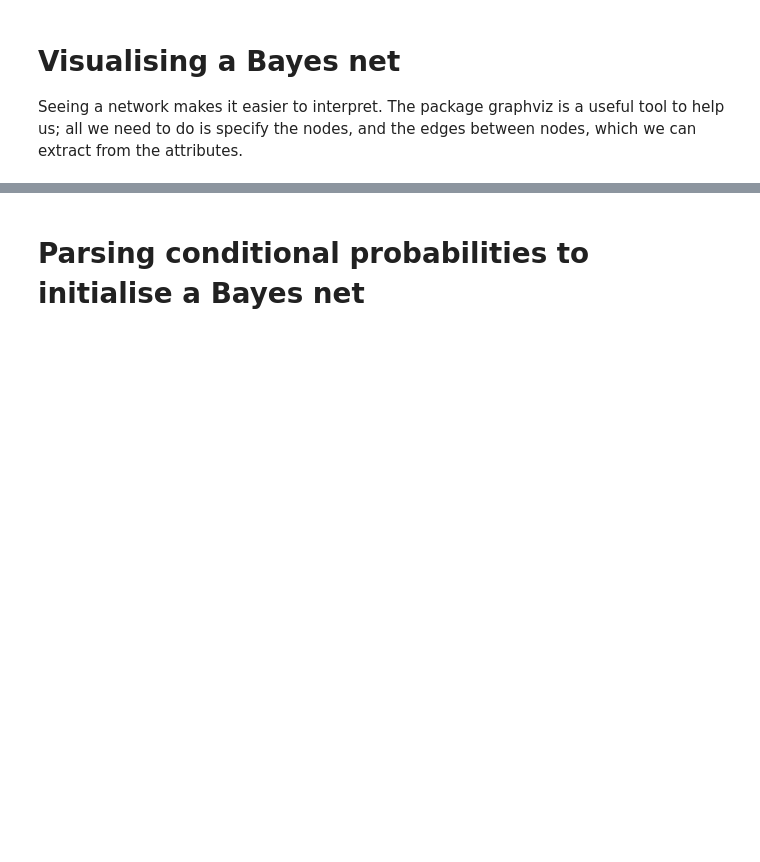
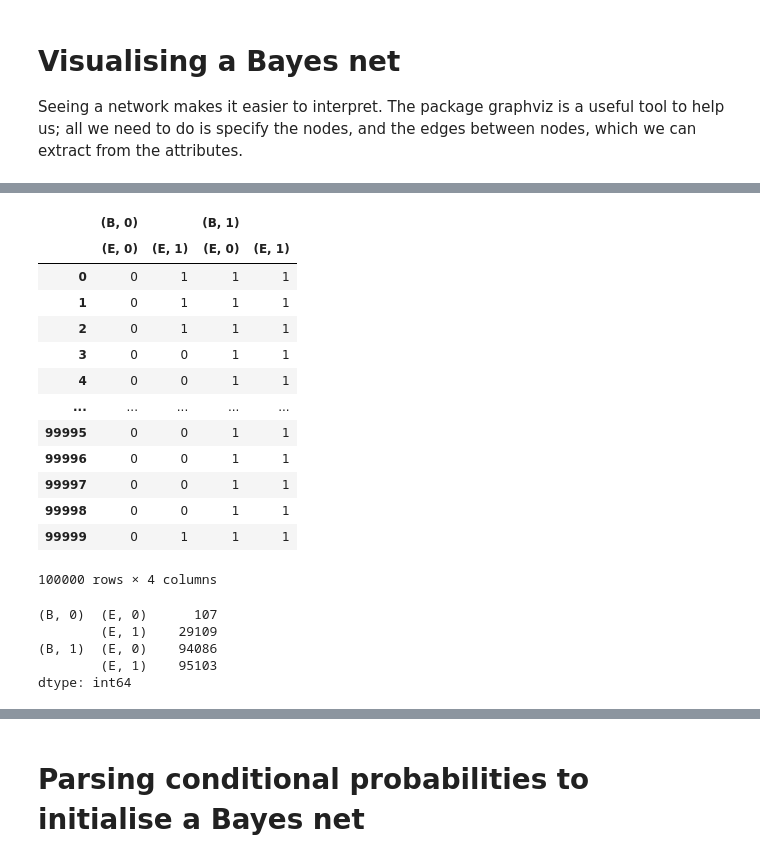
Before and after one commit to ludosil/BayesNet, a Jupyter notebook: notebooks/BayesNet.ipynb, the cells around one changed output, grey strips where cells are left out. Saved outputs shown, nothing was run; the diff lists cells and outputs as text; code cells hidden in the pictures; blank space fills up the shorter version.

```diff
--- a/notebooks/BayesNet.ipynb
+++ b/notebooks/BayesNet.ipynb
@@ -112,0 +169,35 @@ visualise_bn(bn=bayesnet_mars, use_full_names=True)
+# %%
+from scipy.stats import bernoulli
+
+conditional_distributions = {
+    'B': [ConditionalDistribution(conditionals=None,
+                                  ppf = lambda x: (bernoulli.ppf(x, p=0.001)).astype(int)
+                                 )],
+    'E': [ConditionalDistribution(conditionals=None,
+                                  ppf = lambda x: (bernoulli.ppf(x, p=0.002)).astype(int)
+                                 )],
+    'A': [ConditionalDistribution(conditionals=(('B', 0),('E', 0)),
+                                  ppf = lambda x: (bernoulli.ppf(x, p=0.001)).astype(int)
+                                 ),
+          ConditionalDistribution(conditionals=(('B', 0),('E', 1)),
+                                  ppf = lambda x: (bernoulli.ppf(x, p=0.29)).astype(int)
+                                 ),
+          ConditionalDistribution(conditionals=(('B', 1),('E', 0)),
+                                  ppf = lambda x: (bernoulli.ppf(x, p=0.94)).astype(int)
+                                 ),
+          ConditionalDistribution(conditionals=(('B', 1),('E', 1)),
+                                  ppf = lambda x: (bernoulli.ppf(x, p=0.95)).astype(int)
+                                 )],
+    'M': [ConditionalDistribution(conditionals=(('A', 0)),
+                                  ppf = lambda x: (bernoulli.ppf(x, p=0.01)).astype(int)
+                                 ),
+          ConditionalDistribution(conditionals=(('A', 1)),
+                                  ppf = lambda x: (bernoulli.ppf(x, p=0.7)).astype(int)
+                                 )],
+    'J': [ConditionalDistribution(conditionals=(('A', 0)),
+                                  ppf = lambda x: (bernoulli.ppf(x, p=0.05)).astype(int)
+                                 ),
+          ConditionalDistribution(conditionals=(('A', 1)),
+                                  ppf = lambda x: (bernoulli.ppf(x, p=0.9)).astype(int)
+                                 )]
+}
@@ -112,0 +255,2 @@ visualise_bn(bn=bayesnet_mars, use_full_names=True)
+# %%
+var = 'A'
@@ -112,0 +261,29 @@ visualise_bn(bn=bayesnet_mars, use_full_names=True)
+# %%
+conditional_random_variates = pd.concat([
+    pd.DataFrame({cd.conditionals: cd.ppf(random_numbers[var])}) for cd in conditional_distributions[var]
+], axis=1)
+
+conditional_random_variates
+# %% [output]
+|  | (B, 0) |  | (B, 1) |  |
+|  | (E, 0) | (E, 1) | (E, 0) | (E, 1) |
+| 0 | 0 | 1 | 1 | 1 |
+| 1 | 0 | 1 | 1 | 1 |
+| 2 | 0 | 1 | 1 | 1 |
+| 3 | 0 | 0 | 1 | 1 |
+| 4 | 0 | 0 | 1 | 1 |
+| ... | ... | ... | ... | ... |
+| 99995 | 0 | 0 | 1 | 1 |
+| 99996 | 0 | 0 | 1 | 1 |
+| 99997 | 0 | 0 | 1 | 1 |
+| 99998 | 0 | 0 | 1 | 1 |
+| 99999 | 0 | 1 | 1 | 1 |
+100000 rows × 4 columns
+# %%
+conditional_random_variates.sum()
+# %% [output]
+(B, 0)  (E, 0)      107
+        (E, 1)    29109
+(B, 1)  (E, 0)    94086
+        (E, 1)    95103
+dtype: int64
```
Also changed, not shown: parts of 28 cells of this notebook, 1 other file.
